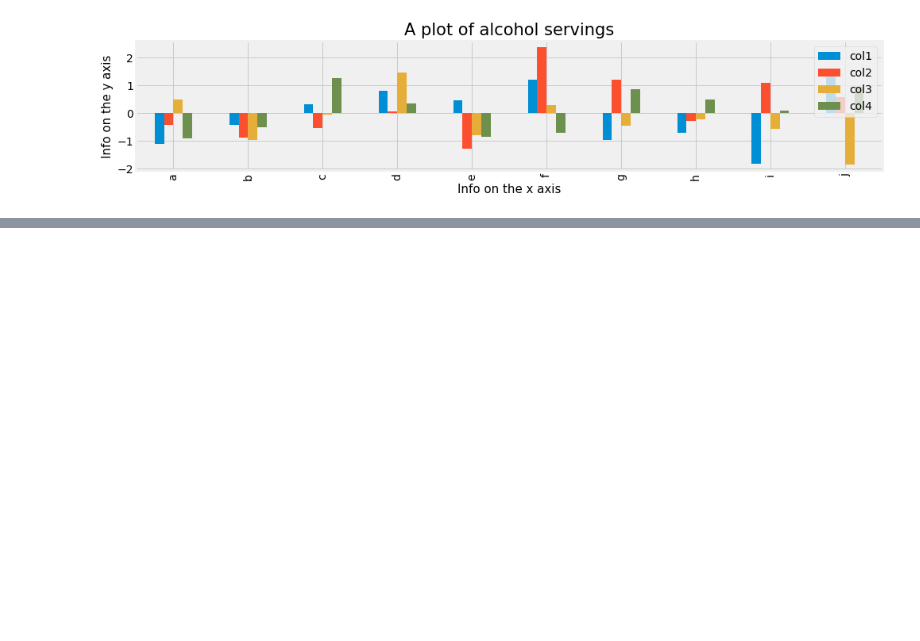
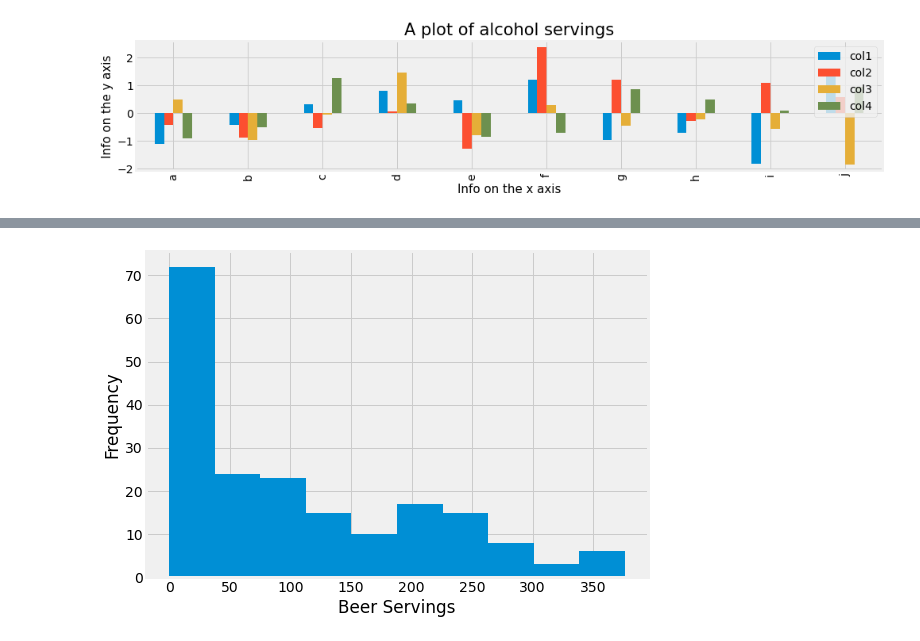
Before and after one commit to amieholmes/datavisualisation, a Jupyter notebook: Day 3 - Data Viz.ipynb, the cells around one changed output, grey strips where cells are left out. Cells and saved outputs as stored; diff of their text form; code cells hidden in the pictures; blank space fills up the shorter version.

```diff
--- a/Day 3 - Data Viz.ipynb
+++ b/Day 3 - Data Viz.ipynb
@@ -194,0 +205,6 @@ ax.set_xlabel('Info on the x axis', fontsize=15);
+# %%
+drinks.beer.plot(kind='hist', bins=10)
+plt.xlabel('Beer Servings');
+plt.ylabel('Frequency');
+# %% [output]
+[figure, added]
```
Also changed, not shown: parts of 20 cells of this notebook.
